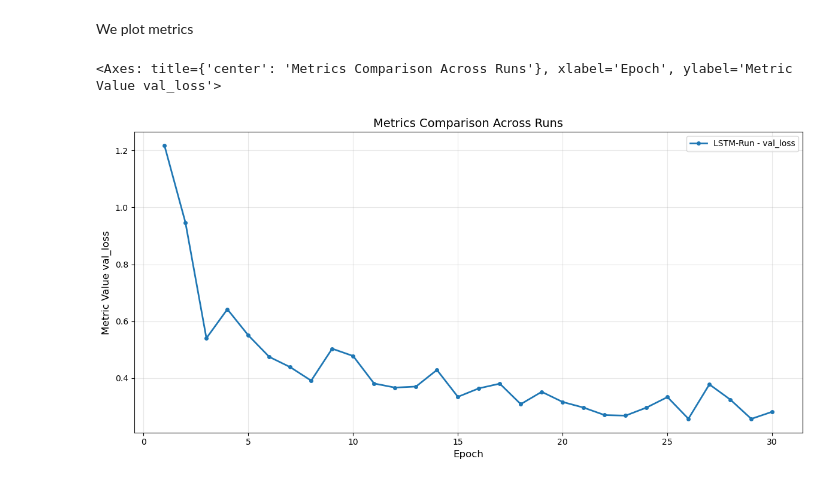
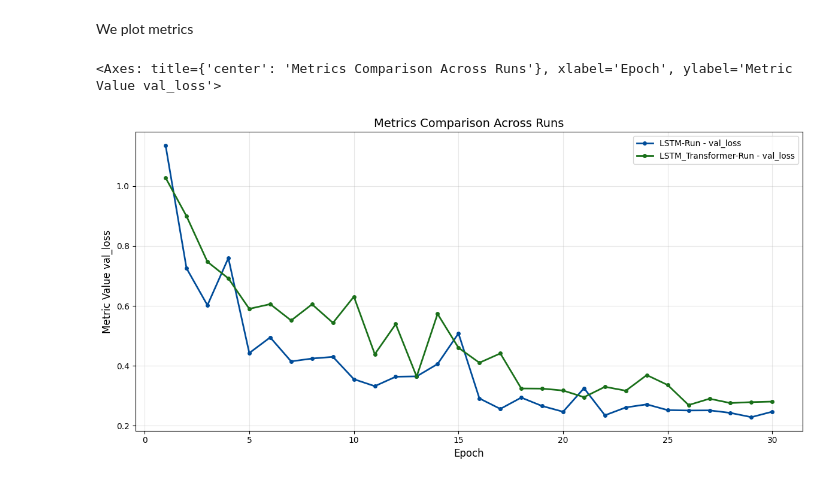
Before and after one commit to ChrAN103/Increasing-Maritime-Domain-Awareness-using-spatio-temporal-sequential-data, a Jupyter notebook: main.ipynb, the cells around one changed output. Saved outputs shown, nothing was run; the diff lists cells and outputs as text; code cells hidden in the pictures.

```diff
--- a/main.ipynb
+++ b/main.ipynb
@@ -69,7 +69,7 @@ import gc
 # %%
 config = {
 
-    "TRAIN_OWN_MODEL": True,
+    "TRAIN_OWN_MODEL": False,
 
     "CLEAN_DATA": False, #Set to True if data needs to be cleaned
 
@@ -727,37 +665,37 @@ def plot_runs_comparison(client, run_ids, metric_names=None):
 
     for run_id in run_ids:
         run = client.get_run(run_id)
         run_name = run.info.run_name or run_id[:8]
 
         metrics_history = get_run_metrics_history(client, run_id, metric_names)
 
         for metric_name, history in metrics_history.items():
             if history:
                 steps, values, _ = zip(*history)
                 ax.plot(steps, values, marker='o', label=f'{run_name} - {metric_name}', linewidth=2, markersize=4)
     if (not metric_names):
         metric_names = []
 
     names = ' '.join(metric_names)  # 'hello world test'
 
 
     ax.set_xlabel('Epoch', fontsize=12)
     ax.set_ylabel(f'Metric Value {names}', fontsize=12)
     ax.set_title('Metrics Comparison Across Runs', fontsize=14)
     ax.legend(loc='best')
     ax.grid(True, alpha=0.3)
     plt.tight_layout()
     # plt.show()
     return ax
 
 
 # Example usage:
-run_id_1 = all_runs[1].info.run_id
-#run_id_2 = all_runs[2].info.run_id
-plot_runs_comparison(client, [run_id_1], metric_names=['val_loss'])
+run_id_1 = all_runs[0].info.run_id
+run_id_2 = all_runs[1].info.run_id
+plot_runs_comparison(client, [run_id_1, run_id_2], metric_names=['val_loss'])
 # %% [output]
 <Axes: title={'center': 'Metrics Comparison Across Runs'}, xlabel='Epoch', ylabel='Metric Value val_loss'>
-[figure, old version]
+[figure, new version]
 # %%
 ax = plot_runs_comparison(client, [run_id_1], metric_names=['acc_all_15min','acc_all_30min','acc_all_60min', 'acc_all_120min','val_accuracy'])
 ax.set_ylabel('Accuracy', fontsize=12)
```
Also changed, not shown: parts of 23 cells of this notebook, 2 other files.
